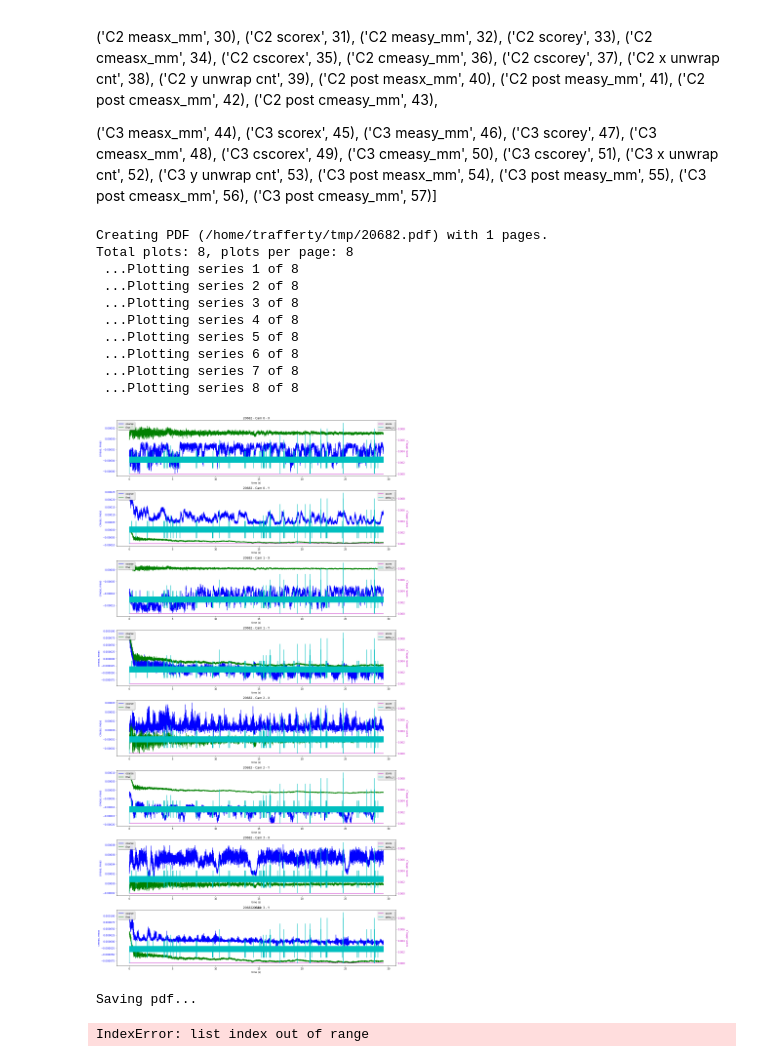
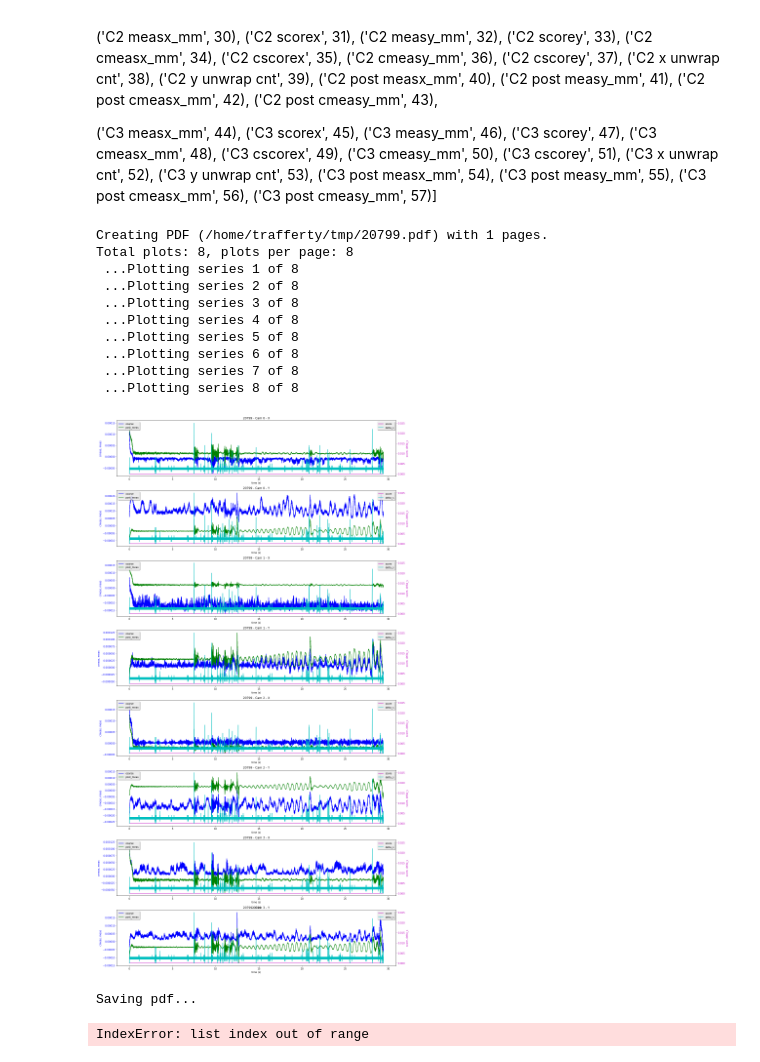
Before and after one commit to Aniruddh1/ipython-opencv-notebooks, a Jupyter notebook: notebooks/TTM Data Analysis.ipynb, the cells around one changed output. Saved outputs shown, nothing was run; the diff lists cells and outputs as text; code cells hidden in the pictures.

```diff
--- a/notebooks/TTM Data Analysis.ipynb
+++ b/notebooks/TTM Data Analysis.ipynb
@@ -22,7 +22,7 @@ tmp_dir = '%s/tmp' % (expanduser("~"))
 
 legacy=False
 
-fname = '%s/30682_TTMLogStream.csv' % (tmp_dir)
+fname = '%s/30799_TTMLogStream.csv' % (tmp_dir)
 #fname = '%s/TTMLogStream_2017_05_24.csv' % (tmp_dir)
 #fname = '%s/TTMLogStream_2017_05_17-19.csv' % (tmp_dir)
 #fname = '%s/TTMLogStream_2017_05_17.csv' % (tmp_dir)
@@ -52,7 +52,7 @@ ds_keys_2017_05_17_19 = [
 ]
 
 ds_keys = [
-    (30380, 'Spike'),
+    (30736, 'Spike'),
     (30382, 'Spike'),
     (30384, 'Spike'),
     (30385, 'Spike'),
@@ -247,7 +247,7 @@ def plot_series(df, title_str, query_str, save_pdf):
         ax1 = axes[label_num]
 
         ax1.plot(time_s, cmeas,  color='b', label='coarse')
-        ax1.plot(time_s, meas,  color='g', label='fine')
+        ax1.plot(time_s, post_meas,  color='g', label='post_meas')
         ax1.set_xlabel('time (s)')
         # Make the y-axis label, ticks and tick labels match the line color.
         ax1.set_ylabel('cmeas, meas', color='b')
@@ -280,36 +280,36 @@ def plot_series(df, title_str, query_str, save_pdf):
 vib_sets_05_17 = [(22, '30271', '18.1 <= time_s < 22.4'),
             (22, '%s/30271_long', '1 <= time_s < 30'),
             (26, '%s/30279', '1 <= time_s < 3'),
             (26, '%s/30279_before', '1.3 <= time_s < 1.75')]
 
 vib_sets_05_24 = [(0, '30380', '0 <= time_s < 30'),
             (1, '30382', '0 <= time_s < 30'),
             (2, '30384', '0 <= time_s < 30'),
             (3, '30385', '0 <= time_s < 30'),
             (4, '30386', '0 <= time_s < 30')]
 
-vib_sets = [(0, '20682', '0 <= time_s < 32')]
+vib_sets = [(0, '20799', '0 <= time_s < 32')]
 
 i = 0
 save_pdf = True
 
 df = pd.DataFrame.from_records(data_sets[vib_sets[i][0]], columns=cols)
 
 # for i in range(len(vib_sets)):
 #     plot_series(df, vib_sets[i][1], vib_sets[i][2], save_pdf )
 plot_series(df, vib_sets[i][1], vib_sets[i][2], save_pdf )
 # %% [output]
-Creating PDF (/home/trafferty/tmp/20682.pdf) with 1 pages.
+Creating PDF (/home/trafferty/tmp/20799.pdf) with 1 pages.
 Total plots: 8, plots per page: 8
  ...Plotting series 1 of 8
  ...Plotting series 2 of 8
  ...Plotting series 3 of 8
  ...Plotting series 4 of 8
  ...Plotting series 5 of 8
  ...Plotting series 6 of 8
  ...Plotting series 7 of 8
  ...Plotting series 8 of 8
-[figure, old version]
+[figure, new version]
 Saving pdf...
 # %%
 df = pd.DataFrame.from_records(data_sets[26], columns=cols)
```
Also changed, not shown: parts of 6 cells of this notebook.
